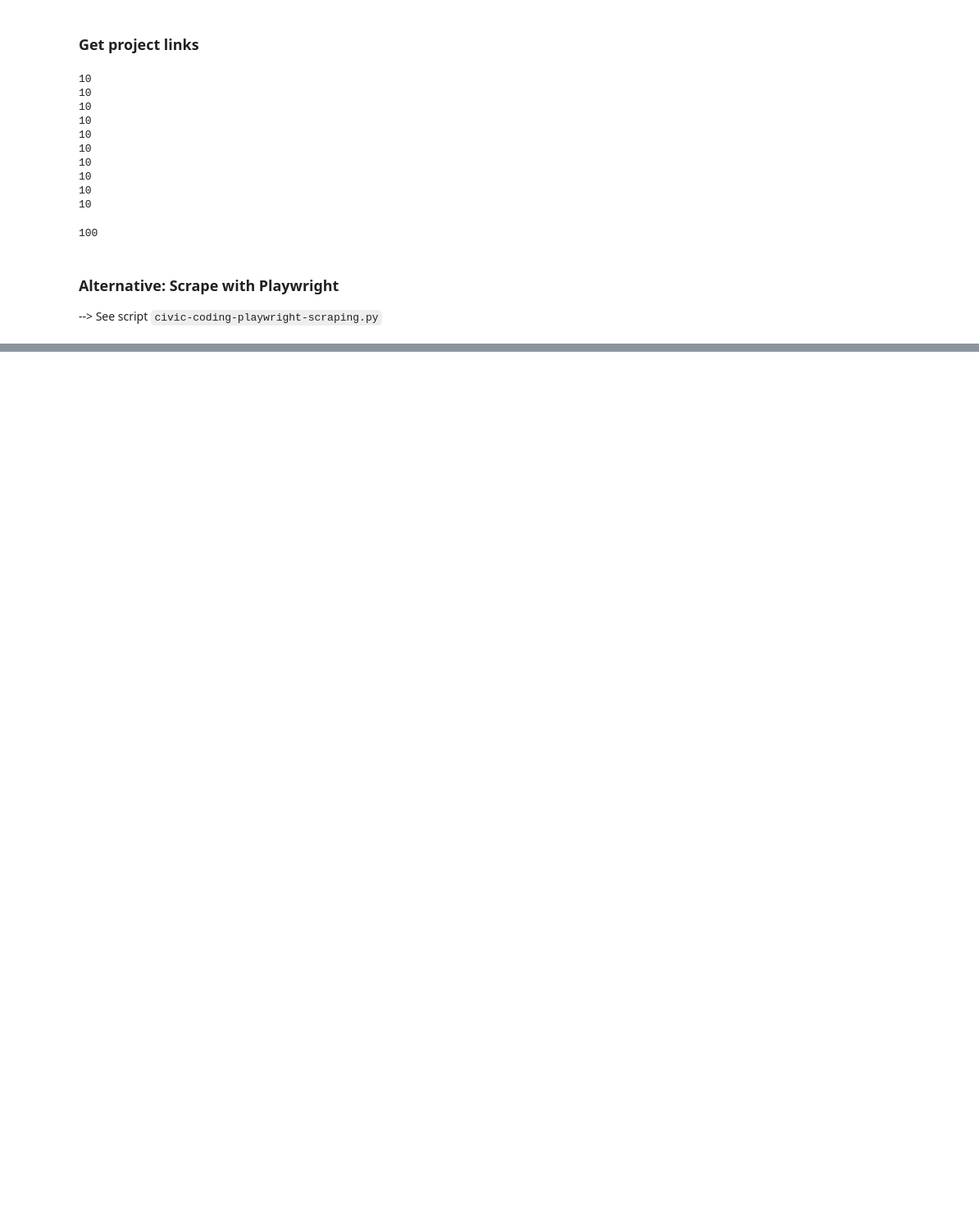
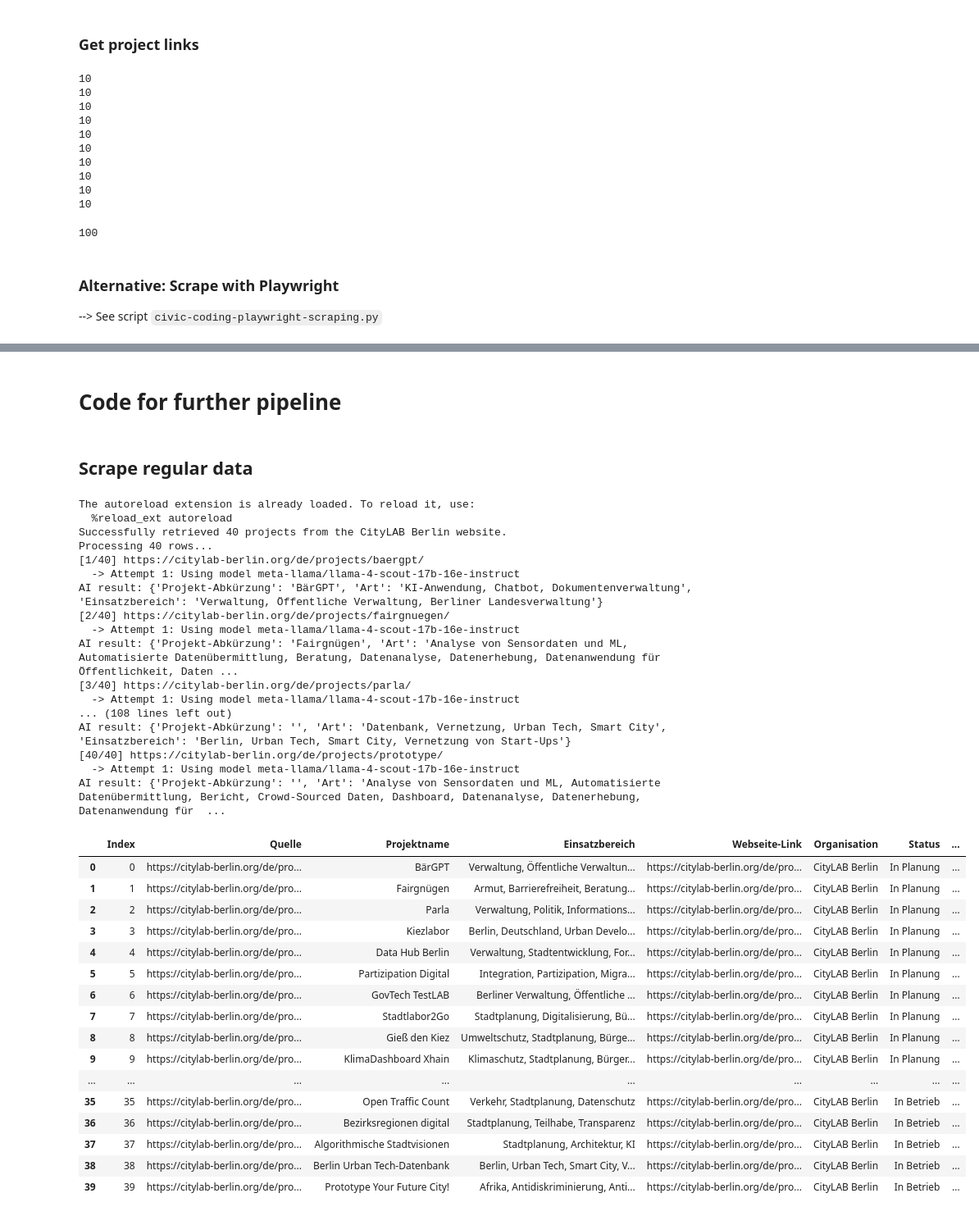
Before and after one commit to Caritas-Deutschland-Digitallabor/datenprojekte, a Jupyter notebook: project_code/run-citylab-civic-coding-codefor-crawlers-and-further-pipeline.ipynb, the cells around one changed output, grey strips where cells are left out. Shown at 82% size. Saved outputs shown, nothing was run; the diff lists cells and outputs as text; code cells hidden in the pictures; blank space fills up the shorter version.

```diff
--- a/project_code/run-citylab-civic-coding-codefor-crawlers-and-further-pipeline.ipynb
+++ b/project_code/run-citylab-civic-coding-codefor-crawlers-and-further-pipeline.ipynb
@@ -88,0 +292,57 @@ len(all_link_list)
+# %% [markdown]
+# Code for further pipeline
+# %% [markdown]
+## Scrape regular data
+# %%
+%load_ext autoreload
+%autoreload 2
+
+from Webscraping.Citylab_Berlin.scrape_projects_from_citylab_website import scrape_citylab_berlin
+from Webscraping.get_ai_data import enrich_projects_data_with_ai
+
+# Scrape CityLAB Berlin Projects
+citylab_berlin_projects = scrape_citylab_berlin(
+		url="https://citylab-berlin.org/de/projects/",
+		save_to_csv=False
+	)
+
+citylab_berlin_projects_enriched = enrich_projects_data_with_ai(citylab_berlin_projects)
+citylab_berlin_projects_enriched
+
+# TODO: CodeFor Scraping
+# TODO: Civic Coding Scraping
+# %% [output]
+The autoreload extension is already loaded. To reload it, use:
+  %reload_ext autoreload
+Successfully retrieved 40 projects from the CityLAB Berlin website.
+Processing 40 rows...
+[1/40] https://citylab-berlin.org/de/projects/baergpt/
+  -> Attempt 1: Using model meta-llama/llama-4-scout-17b-16e-instruct
+AI result: {'Projekt-Abkürzung': 'BärGPT', 'Art': 'KI-Anwendung, Chatbot, Dokumentenverwaltung', 'Einsatzbereich': 'Verwaltung, Öffentliche Verwaltung, Berliner Landesverwaltung'}
+[2/40] https://citylab-berlin.org/de/projects/fairgnuegen/
+  -> Attempt 1: Using model meta-llama/llama-4-scout-17b-16e-instruct
+AI result: {'Projekt-Abkürzung': 'Fairgnügen', 'Art': 'Analyse von Sensordaten und ML, Automatisierte Datenübermittlung, Beratung, Datenanalyse, Datenerhebung, Datenanwendung für Öffentlichkeit, Daten ...
+[3/40] https://citylab-berlin.org/de/projects/parla/
+  -> Attempt 1: Using model meta-llama/llama-4-scout-17b-16e-instruct
+... (108 lines left out)
+AI result: {'Projekt-Abkürzung': '', 'Art': 'Datenbank, Vernetzung, Urban Tech, Smart City', 'Einsatzbereich': 'Berlin, Urban Tech, Smart City, Vernetzung von Start-Ups'}
+[40/40] https://citylab-berlin.org/de/projects/prototype/
+  -> Attempt 1: Using model meta-llama/llama-4-scout-17b-16e-instruct
+AI result: {'Projekt-Abkürzung': '', 'Art': 'Analyse von Sensordaten und ML, Automatisierte Datenübermittlung, Bericht, Crowd-Sourced Daten, Dashboard, Datenanalyse, Datenerhebung, Datenanwendung für  ...
+|  | Index | Quelle | Projektname | Einsatzbereich | Webseite-Link | Organisation | Status | ... |
+| 0 | 0 | https://citylab-berlin.org/de/pro... | BärGPT | Verwaltung, Öffentliche Verwaltun... | https://citylab-berlin.org/de/pro... | CityLAB Berlin | In Planung | ... |
+| 1 | 1 | https://citylab-berlin.org/de/pro... | Fairgnügen | Armut, Barrierefreiheit, Beratung... | https://citylab-berlin.org/de/pro... | CityLAB Berlin | In Planung | ... |
+| 2 | 2 | https://citylab-berlin.org/de/pro... | Parla | Verwaltung, Politik, Informations... | https://citylab-berlin.org/de/pro... | CityLAB Berlin | In Planung | ... |
+| 3 | 3 | https://citylab-berlin.org/de/pro... | Kiezlabor | Berlin, Deutschland, Urban Develo... | https://citylab-berlin.org/de/pro... | CityLAB Berlin | In Planung | ... |
+| 4 | 4 | https://citylab-berlin.org/de/pro... | Data Hub Berlin | Verwaltung, Stadtentwicklung, For... | https://citylab-berlin.org/de/pro... | CityLAB Berlin | In Planung | ... |
+| 5 | 5 | https://citylab-berlin.org/de/pro... | Partizipation Digital | Integration, Partizipation, Migra... | https://citylab-berlin.org/de/pro... | CityLAB Berlin | In Planung | ... |
+| 6 | 6 | https://citylab-berlin.org/de/pro... | GovTech TestLAB | Berliner Verwaltung, Öffentliche ... | https://citylab-berlin.org/de/pro... | CityLAB Berlin | In Planung | ... |
+| 7 | 7 | https://citylab-berlin.org/de/pro... | Stadtlabor2Go | Stadtplanung, Digitalisierung, Bü... | https://citylab-berlin.org/de/pro... | CityLAB Berlin | In Planung | ... |
+| 8 | 8 | https://citylab-berlin.org/de/pro... | Gieß den Kiez | Umweltschutz, Stadtplanung, Bürge... | https://citylab-berlin.org/de/pro... | CityLAB Berlin | In Planung | ... |
+| 9 | 9 | https://citylab-berlin.org/de/pro... | KlimaDashboard Xhain | Klimaschutz, Stadtplanung, Bürger... | https://citylab-berlin.org/de/pro... | CityLAB Berlin | In Planung | ... |
+| ... | ... | ... | ... | ... | ... | ... | ... | ... |
+| 35 | 35 | https://citylab-berlin.org/de/pro... | Open Traffic Count | Verkehr, Stadtplanung, Datenschutz | https://citylab-berlin.org/de/pro... | CityLAB Berlin | In Betrieb | ... |
+| 36 | 36 | https://citylab-berlin.org/de/pro... | Bezirksregionen digital | Stadtplanung, Teilhabe, Transparenz | https://citylab-berlin.org/de/pro... | CityLAB Berlin | In Betrieb | ... |
+| 37 | 37 | https://citylab-berlin.org/de/pro... | Algorithmische Stadtvisionen | Stadtplanung, Architektur, KI | https://citylab-berlin.org/de/pro... | CityLAB Berlin | In Betrieb | ... |
+| 38 | 38 | https://citylab-berlin.org/de/pro... | Berlin Urban Tech-Datenbank | Berlin, Urban Tech, Smart City, V... | https://citylab-berlin.org/de/pro... | CityLAB Berlin | In Betrieb | ... |
+| 39 | 39 | https://citylab-berlin.org/de/pro... | Prototype Your Future City! | Afrika, Antidiskriminierung, Anti... | https://citylab-berlin.org/de/pro... | CityLAB Berlin | In Betrieb | ... |
```
Also changed, not shown: parts of 11 cells of this notebook.
